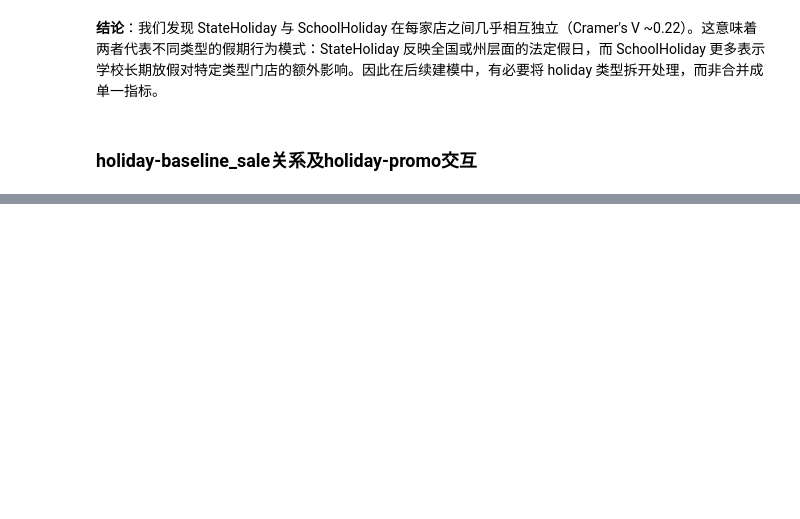
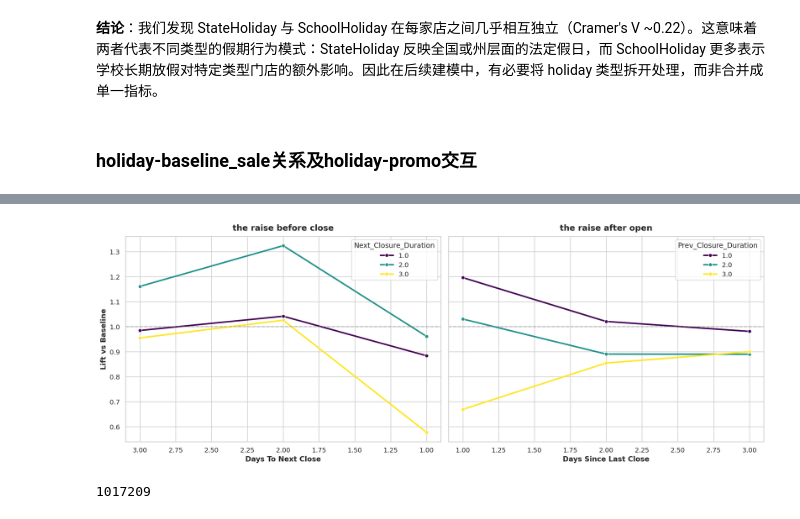
Before and after one commit to yjcyjjc/Rossmann-store-sale, a Jupyter notebook: EDA2.ipynb, the cells around one changed output, grey strips where cells are left out. Cells and saved outputs as stored; diff of their text form; code cells hidden in the pictures; blank space fills up the shorter version.

```diff
--- a/EDA2.ipynb
+++ b/EDA2.ipynb
@@ -325,0 +324,19 @@ plt.show()
+# %%
+train_data['Date'] = pd.to_datetime(train_data['Date'])
+train_data = train_data.sort_values(['Store', 'Date'])
+# 1. 构建纯净基线 (Baseline_MidWeek)， 选取：开门 + 非节假日 + 周二/三/四
+mask_pure = (train_data['Open'] == 1) & \
+            (train_data['StateHoliday'] == '0') & \
+            (train_data['DayOfWeek'].isin([2, 3, 4]))
+
+# 按店铺计算基线均值
+baseline = train_data[mask_pure].groupby('Store')['Sales'].mean().reset_index()
+baseline.rename(columns={'Sales': 'BaseSales_MidWeek'}, inplace=True)
+
+# 合并回主表
+train_data = pd.merge(train_data, baseline, on='Store', how='left')
+
+# 简单的填充：如果某家店极少开门导致没有基线，用整体均值填充（极少数情况）
+train_data['BaseSales_MidWeek'] = train_data['BaseSales_MidWeek'].fillna(train_data['Sales'].mean())
+
+print("基线构建完成。")
@@ -325,0 +549,46 @@ plt.show()
+# %%
+
+sns.set(style="whitegrid")
+plt.rcParams['axes.unicode_minus'] = False
+# -----------------------------------------------------------
+# 准备数据：聚合 Mean Lift
+# -----------------------------------------------------------
+# 1. 囤货数据 (Lead)
+lead_agg = lead_df.groupby(['Next_Closure_Duration', 'Days_To_Next_Close'])['Sales_Lift'].mean().reset_index()
+# 过滤掉极其罕见的超长假期（比如关门 > 4天），以免干扰视线)
+lead_agg = lead_agg[lead_agg['Next_Closure_Duration'].isin([1,2,3])]
+# 2. 补货数据 (Lag)
+lag_agg = lag_df.groupby(['Prev_Closure_Duration', 'Days_Since_Last_Close'])['Sales_Lift'].mean().reset_index()
+lag_agg = lag_agg[lag_agg['Prev_Closure_Duration'].isin([1,2,3])]
+# -----------------------------------------------------------
+# 开始绘图：左边画囤货，右边画补货
+# -----------------------------------------------------------
+fig, axes = plt.subplots(1, 2, figsize=(16, 6), sharey=True)
+
+# --- 左图：关店前 (Stockpiling) ---
+# 注意：X轴我们需要逆序，因为从 3天前 -> 2天前 -> 1天前 是时间流动的方向
+sns.lineplot(data=lead_agg, x='Days_To_Next_Close', y='Sales_Lift',
+             hue='Next_Closure_Duration', marker='o', palette='viridis', linewidth=2.5, ax=axes[0])
+
+axes[0].invert_xaxis()  # 翻转X轴，让 3 -> 2 -> 1，符合时间逼近的感觉
+axes[0].set_title('the raise before close', fontsize=14)
+axes[0].set_xlabel('Days To Next Close', fontsize=12)
+axes[0].set_ylabel('Lift vs Baseline', fontsize=12)
+axes[0].axhline(1.0, color='gray', linestyle='--', alpha=0.5) # 基准线
+# --- 右图：开店后 (Refill) ---
+sns.lineplot(data=lag_agg, x='Days_Since_Last_Close', y='Sales_Lift',
+             hue='Prev_Closure_Duration', marker='o', palette='viridis', linewidth=2.5, ax=axes[1])
+
+axes[1].set_title('the raise after open', fontsize=14)
+axes[1].set_xlabel('Days Since Last Close', fontsize=12)
+axes[1].set_ylabel('') # 共用Y轴标签
+axes[1].axhline(1.0, color='gray', linestyle='--', alpha=0.5)
+
+plt.tight_layout()
+plt.show()
+# %% [output]
+[figure, added]
+# %%
+print(len(train_data))
+# %% [output]
+1017209
```
Also changed, not shown: parts of 22 cells of this notebook, 1 other file.
